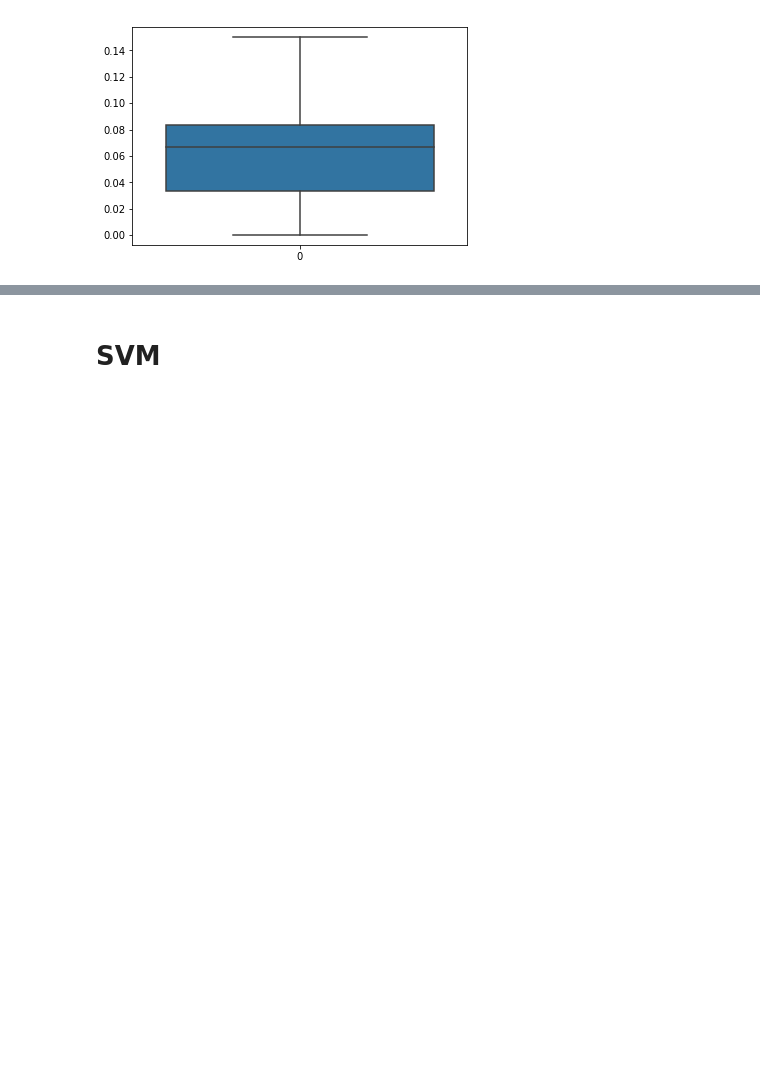
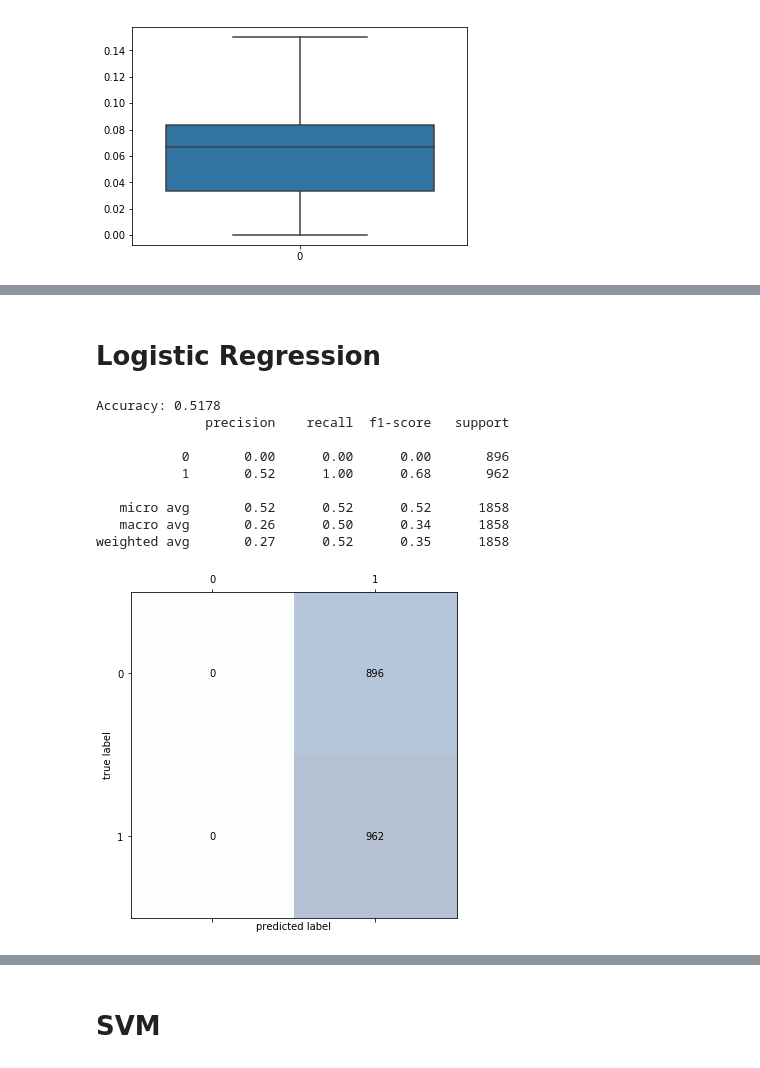
Before and after one commit to Edwardkang1004/Springboard, a Jupyter notebook: Capstone Project 1/Capstone Project 1b.ipynb, the cells around one changed output, grey strips where cells are left out. Cells and saved outputs as stored; diff of their text form; code cells hidden in the pictures; blank space fills up the shorter version.

```diff
--- a/Capstone Project 1/Capstone Project 1b.ipynb
+++ b/Capstone Project 1/Capstone Project 1b.ipynb
@@ -698,0 +743,34 @@ train_features, test_features, train_labels, test_labels = train_test_split(feat
+# %% [markdown]
+# Logistic Regression
+# %%
+from sklearn.linear_model import LogisticRegression
+
+lr = LogisticRegression(random_state = 42)
+lr.fit(train_features, train_labels)
+
+y_pred = lr.predict(test_features)
+
+accuracy = accuracy_score(test_labels, y_pred)
+print('Accuracy: {:.4f}'.format(accuracy))
+
+print(classification_report(test_labels, y_pred))
+
+cm = confusion_matrix(y_true = test_labels, y_pred = y_pred)
+fig, ax = plt.subplots(figsize = (6, 6))
+ax.matshow(cm, cmap = plt.cm.Blues, alpha = 0.3)
+for i in range(cm.shape[0]):
+    for j in range(cm.shape[1]):
+        ax.text(x=j, y=i, s=cm[i, j], va='center', ha='center')
+plt.xlabel('predicted label')
+plt.ylabel('true label');
+# %% [output]
+Accuracy: 0.5178
+              precision    recall  f1-score   support
+
+           0       0.00      0.00      0.00       896
+           1       0.52      1.00      0.68       962
+
+   micro avg       0.52      0.52      0.52      1858
+   macro avg       0.26      0.50      0.34      1858
+weighted avg       0.27      0.52      0.35      1858
+[figure, added]
```
Also changed, not shown: parts of 55 cells of this notebook.
